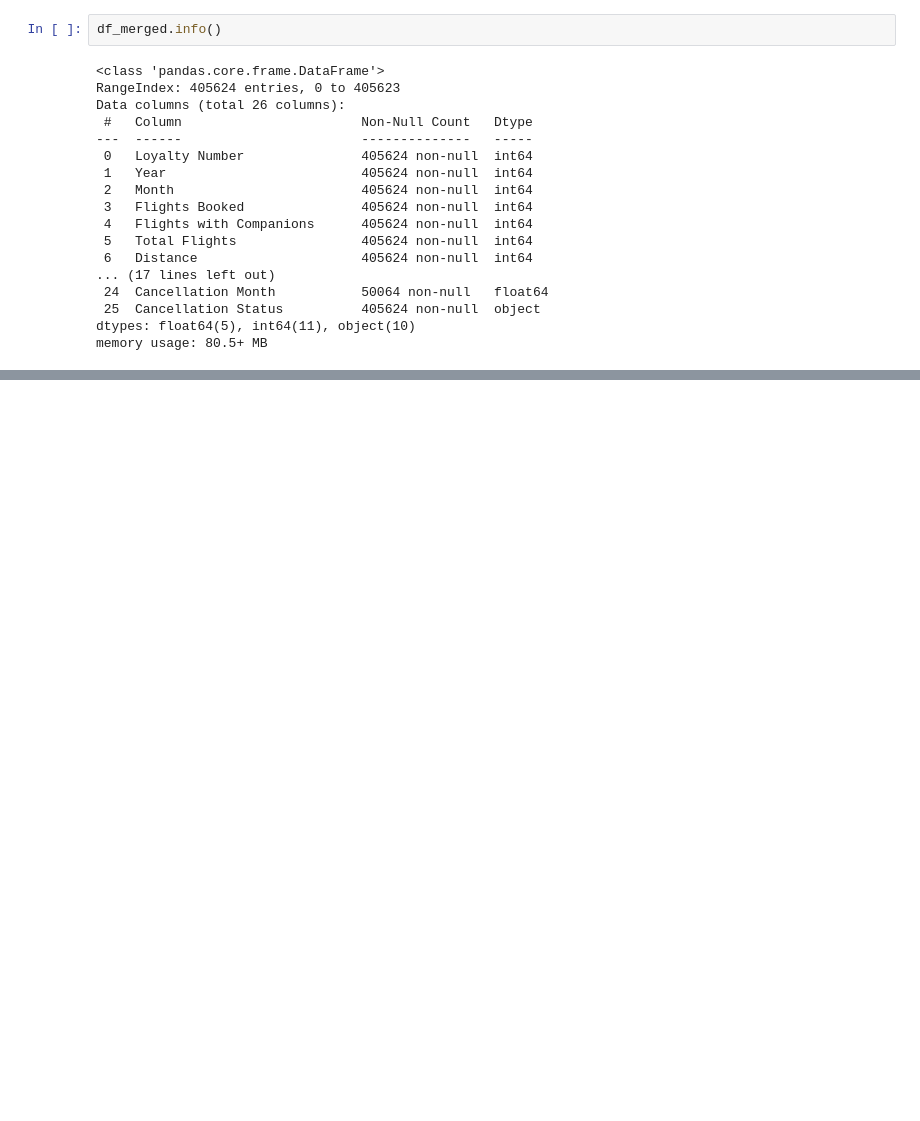
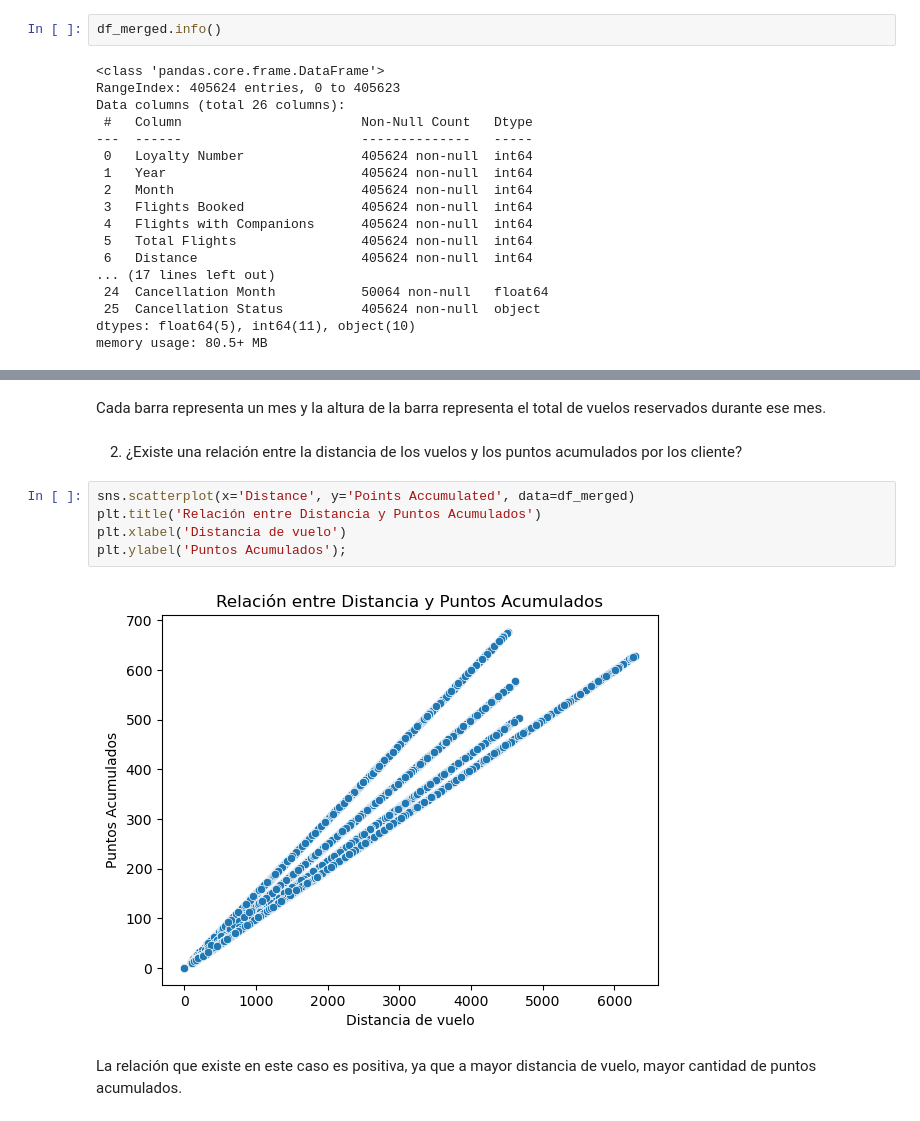
Before and after one commit to Adalab/bda-modulo-3-evaluacion-final-Beatriz-mij, a Jupyter notebook: Resolucion_evaluacion_MOD3.ipynb, the cells around one changed output, grey strips where cells are left out. Saved outputs shown, nothing was run; the diff lists cells and outputs as text; blank space fills up the shorter version.

```diff
--- a/Resolucion_evaluacion_MOD3.ipynb
+++ b/Resolucion_evaluacion_MOD3.ipynb
@@ -376,0 +390,13 @@ df_merged.sample(50)
+# %% [markdown]
+Cada barra representa un mes y la altura de la barra representa el total de vuelos reservados durante ese mes.
+# %% [markdown]
+2. ¿Existe una relación entre la distancia de los vuelos y los puntos acumulados por los cliente?
+# %%
+sns.scatterplot(x='Distance', y='Points Accumulated', data=df_merged)
+plt.title('Relación entre Distancia y Puntos Acumulados')
+plt.xlabel('Distancia de vuelo')
+plt.ylabel('Puntos Acumulados');
+# %% [output]
+[figure, added]
+# %% [markdown]
+La relación que existe en este caso es positiva, ya que a mayor distancia de vuelo, mayor cantidad de puntos acumulados.
```
Also changed, not shown: parts of 5 cells of this notebook, 2 other files.
